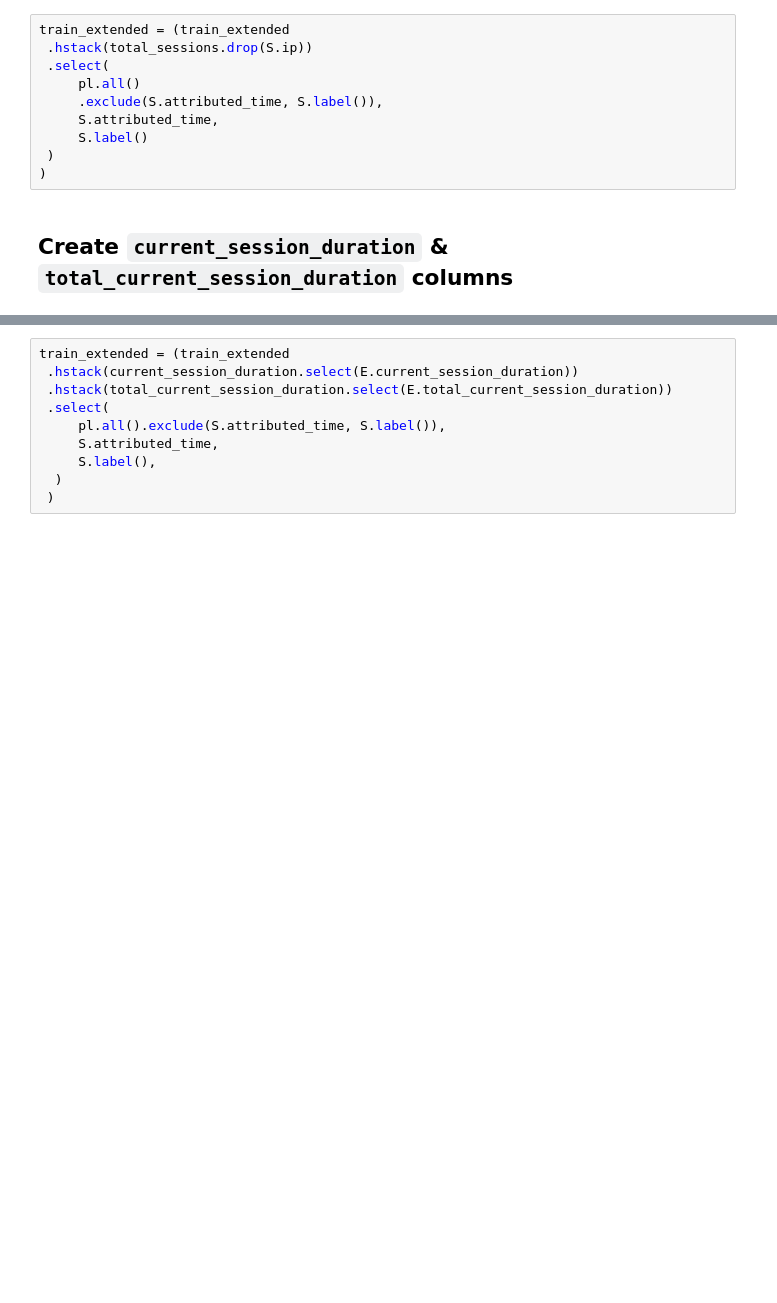
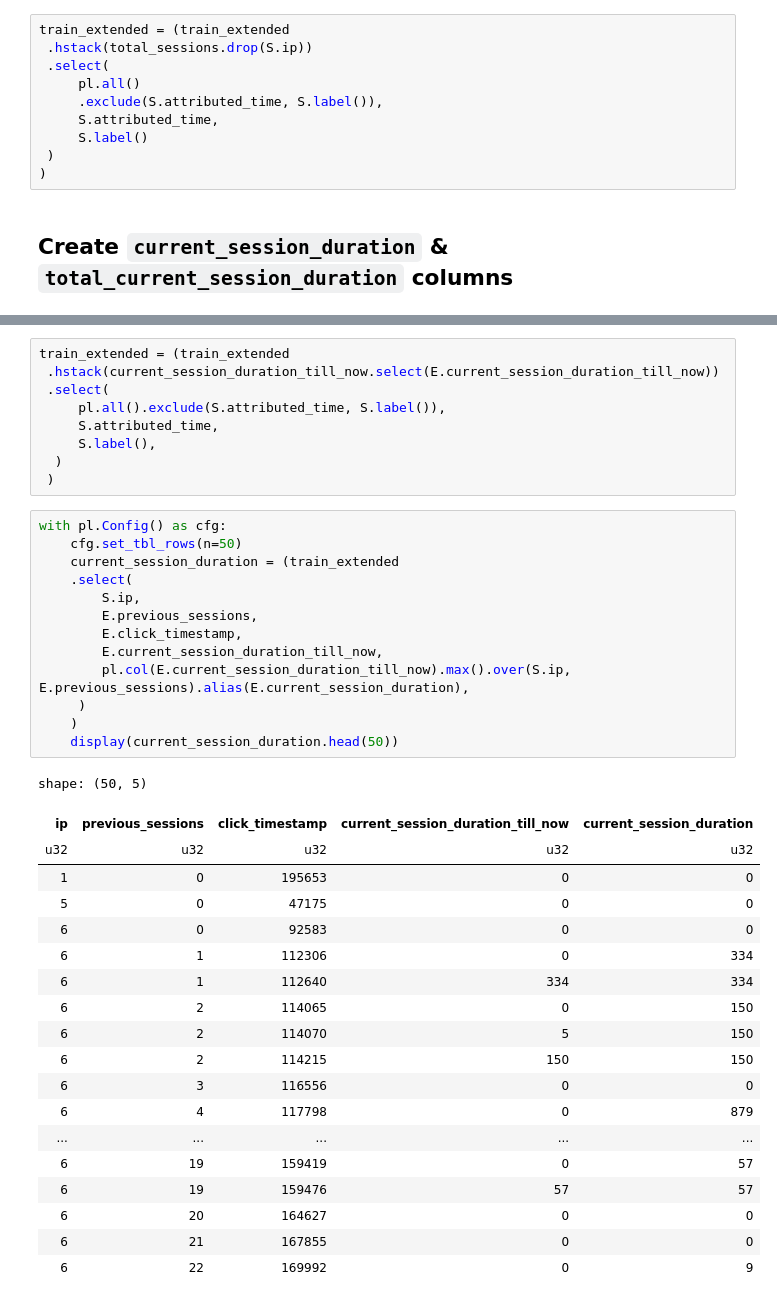
Before and after one commit to aleksa-radojicic/AdTracking_Fraud_Detection, a Jupyter notebook: notebooks/04_feature_engineering.ipynb, the cells around one changed output, grey strips where cells are left out. Drawn from its saved outputs; the diff is of its cells as text; blank space fills up the shorter version.

```diff
--- a/notebooks/04_feature_engineering.ipynb
+++ b/notebooks/04_feature_engineering.ipynb
@@ -413,11 +413,43 @@ shape: (50, 6)
 | 6 | 34 | 169992 | 22 | 0 | 9 |
 # %%
 train_extended = (train_extended
- .hstack(current_session_duration.select(E.current_session_duration))
- .hstack(total_current_session_duration.select(E.total_current_session_duration))
+ .hstack(current_session_duration_till_now.select(E.current_session_duration_till_now))
  .select(
      pl.all().exclude(S.attributed_time, S.label()),
      S.attributed_time,
      S.label(),
   )
  )
+# %%
+with pl.Config() as cfg:
+    cfg.set_tbl_rows(n=50)
+    current_session_duration = (train_extended
+    .select(
+        S.ip,
+        E.previous_sessions,
+        E.click_timestamp,
+        E.current_session_duration_till_now,
+        pl.col(E.current_session_duration_till_now).max().over(S.ip, E.previous_sessions).alias(E.current_session_duration),
+     )
+    )
+    display(current_session_duration.head(50))
+# %% [output]
+shape: (50, 5)
+| ip | previous_sessions | click_timestamp | current_session_duration_till_now | current_session_duration |
+| u32 | u32 | u32 | u32 | u32 |
+| 1 | 0 | 195653 | 0 | 0 |
+| 5 | 0 | 47175 | 0 | 0 |
+| 6 | 0 | 92583 | 0 | 0 |
+| 6 | 1 | 112306 | 0 | 334 |
+| 6 | 1 | 112640 | 334 | 334 |
+| 6 | 2 | 114065 | 0 | 150 |
+| 6 | 2 | 114070 | 5 | 150 |
+| 6 | 2 | 114215 | 150 | 150 |
+| 6 | 3 | 116556 | 0 | 0 |
+| 6 | 4 | 117798 | 0 | 879 |
+| ... | ... | ... | ... | ... |
+| 6 | 19 | 159419 | 0 | 57 |
+| 6 | 19 | 159476 | 57 | 57 |
+| 6 | 20 | 164627 | 0 | 0 |
+| 6 | 21 | 167855 | 0 | 0 |
+| 6 | 22 | 169992 | 0 | 9 |
```
Also changed, not shown: parts of 4 cells of this notebook, 1 other file.
